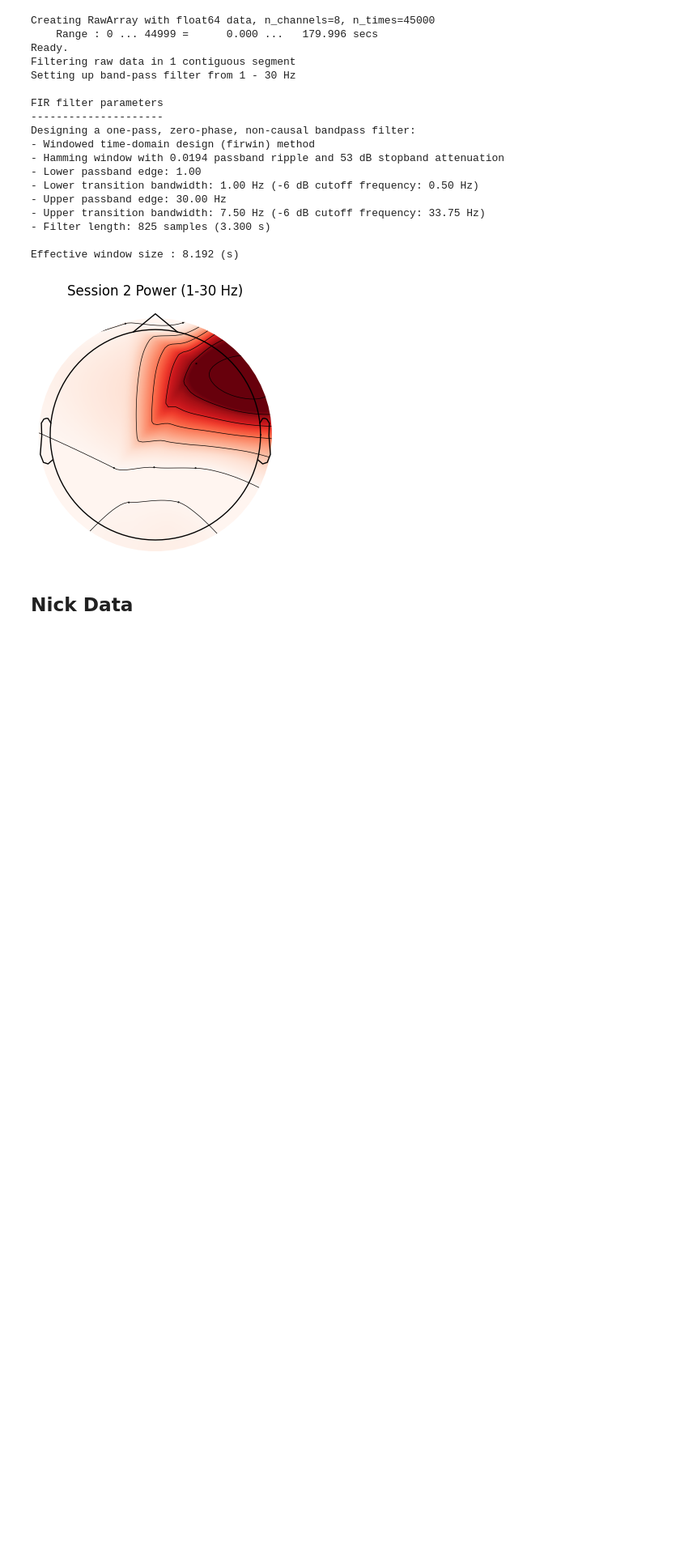
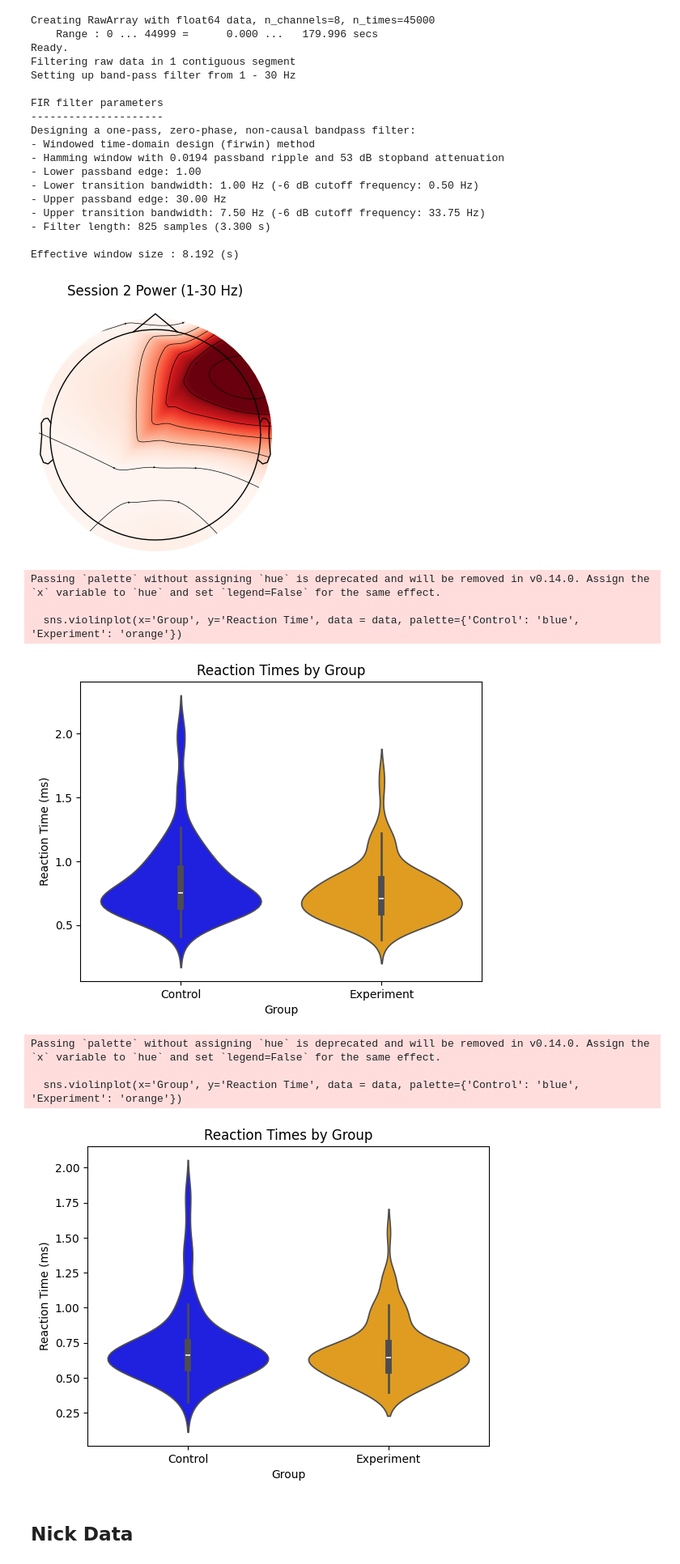
Before and after one commit to kkatevu/COGS189---Final-Project, a Jupyter notebook: COGS189/project_meat/Notebooks/eeg_data_analysis.ipynb, the cells around one changed output. Shown at 81% size. Cells and saved outputs as stored; diff of their text form; code cells hidden in the pictures; blank space fills up the shorter version.

```diff
--- a/COGS189/project_meat/Notebooks/eeg_data_analysis.ipynb
+++ b/COGS189/project_meat/Notebooks/eeg_data_analysis.ipynb
@@ -319,6 +344,31 @@ Designing a one-pass, zero-phase, non-causal bandpass filter:
 
 Effective window size : 8.192 (s)
 [figure]
+# %%
+kate_stroop_test1 = pd.read_csv("../data/kate/stroop/stroop_kate_session_1.csv")
+kate_stroop_test2 = pd.read_csv("../data/kate/stroop/stroop_kate_session_2.csv")
+# %%
+kate_stroop_test1["Timestamp"] = pd.to_datetime(kate_stroop_test1["Timestamp"])
+kate_stroop_test1["Timestamp"] = kate_stroop_test1["Timestamp"].dt.strftime("%Y-%m-%d %H:%M:%S.%f")
+kate_stroop_test2["Timestamp"] = pd.to_datetime(kate_stroop_test2["Timestamp"])
+kate_stroop_test2["Timestamp"] = kate_stroop_test2["Timestamp"].dt.strftime("%Y-%m-%d %H:%M:%S.%f")
+kate_stroop_test1['Group'] = ['Control'] * 100 + ['Experiment'] * 100 + ["Control"] + ['Experiment']
+kate_stroop_test2['Group'] = ['Control'] * 100 + ['Experiment'] * 100 + ["Control"] + ['Experiment']
+# %%
+kate_stroop_test1['Correct'] = kate_stroop_test1['Correct'].astype(bool).astype(int)
+kate_stroop_test2['Correct'] = kate_stroop_test2['Correct'].astype(bool).astype(int)
+# %%
+violinplot_reaction(kate_stroop_test1)
+violinplot_reaction(kate_stroop_test2)
+# %% [output]
+Passing `palette` without assigning `hue` is deprecated and will be removed in v0.14.0. Assign the `x` variable to `hue` and set `legend=False` for the same effect.
+
+  sns.violinplot(x='Group', y='Reaction Time', data = data, palette={'Control': 'blue', 'Experiment': 'orange'})
+[figure, added]
+Passing `palette` without assigning `hue` is deprecated and will be removed in v0.14.0. Assign the `x` variable to `hue` and set `legend=False` for the same effect.
+
+  sns.violinplot(x='Group', y='Reaction Time', data = data, palette={'Control': 'blue', 'Experiment': 'orange'})
+[figure, added]
 # %% [markdown]
 ## Nick Data
 # %%
```
Also changed, not shown: parts of 22 cells of this notebook.
